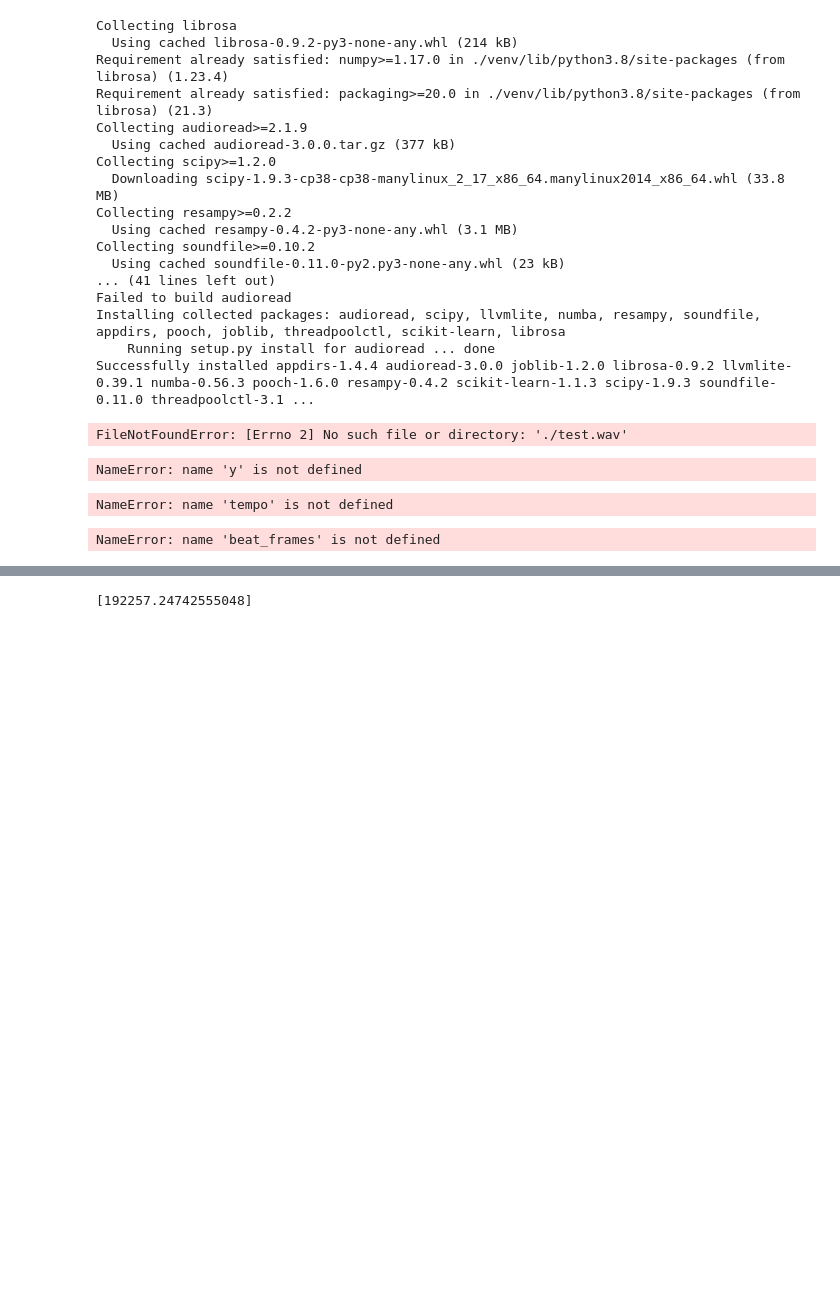
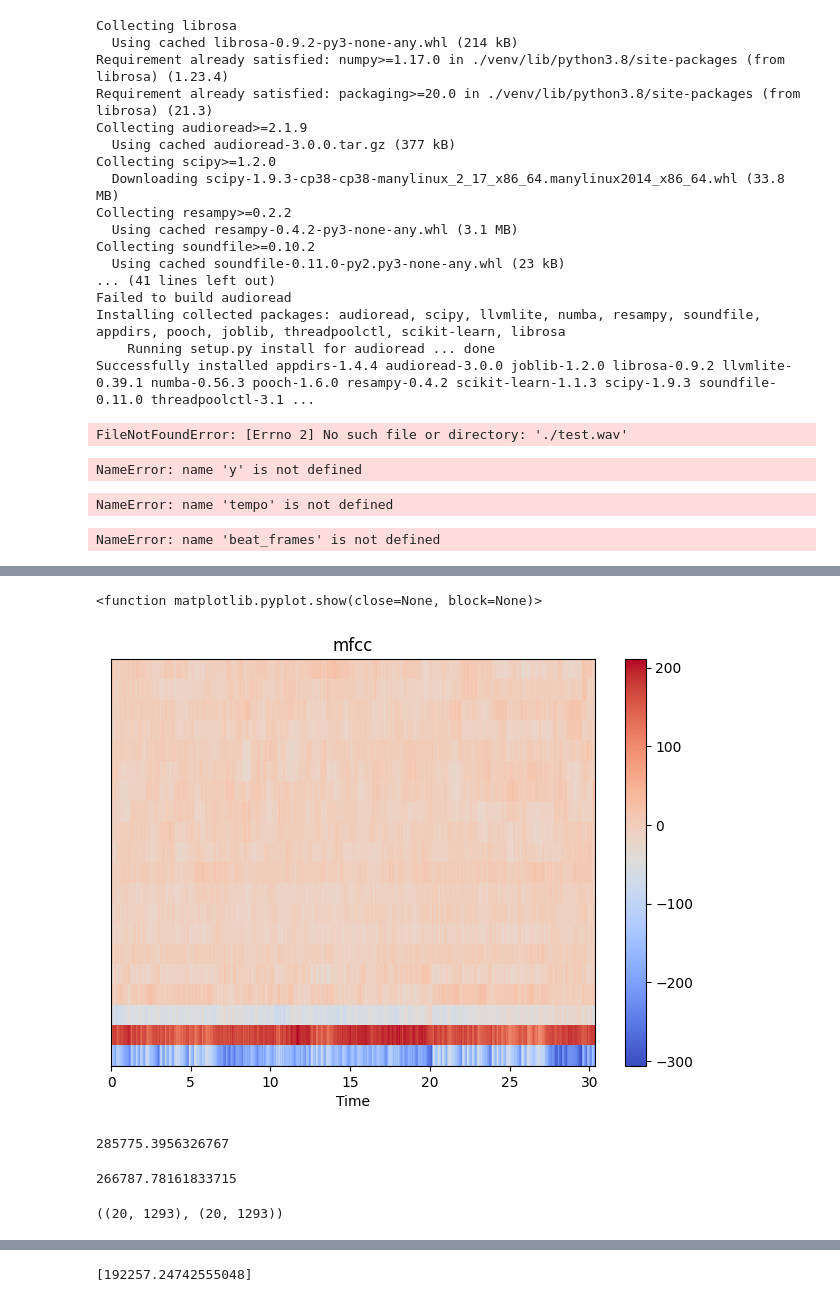
Before and after one commit to makiminar/Audio-Classification, a Jupyter notebook: server/audio_test.ipynb, the cells around one changed output, grey strips where cells are left out. Drawn from its saved outputs; the diff is of its cells as text; code cells hidden in the pictures; blank space fills up the shorter version.

```diff
--- a/server/audio_test.ipynb
+++ b/server/audio_test.ipynb
@@ -57,9 +79,4 @@ NameError: name 'beat_frames' is not defined
 # %%
 import librosa
-
-from audio_classification import *
-
-mfcc1 = extract_features('./data/classical/classical.00011.wav')
-mfcc2 = extract_features('./data/classical/classical.00012.wav')
-
-print(dtw_distance(mfcc1, mfcc2))
+y1, sr1 = librosa.load('./data/classical/classical.00041.wav')
+y2, sr2 = librosa.load('./data/classical/classical.00042.wav')
@@ -67,0 +83,6 @@ print(dtw_distance(mfcc1, mfcc2))
+# %%
+tmp, tmp_2 = librosa.load('./data/classical/classical.00042.wav')
+tmo_mfcc = librosa.feature.mfcc(y=tmp, sr=tmp_2)
+# %%
+mfcc1 = librosa.feature.mfcc(y=y1, sr=sr1)
+mfcc2 = librosa.feature.mfcc(y=y2, sr=sr2)
@@ -67,0 +105,28 @@ print(dtw_distance(mfcc1, mfcc2))
+# %%
+import librosa.display
+
+librosa.display.specshow(mfcc2, x_axis='time')
+plt.colorbar()
+plt.tight_layout()
+plt.title('mfcc')
+plt.show
+# %% [output]
+<function matplotlib.pyplot.show(close=None, block=None)>
+[figure, added]
+# %%
+from scipy.spatial.distance import euclidean
+from fastdtw import fastdtw
+
+fastdtw(mfcc1.T, mfcc2.T, dist=euclidean)[0]
+# %% [output]
+285775.3956326767
+# %%
+D, wp = librosa.sequence.dtw(mfcc1, mfcc2)
+best_cost = D[-1,-1]
+print(best_cost)
+# %% [output]
+266787.78161833715
+# %%
+mfcc1.shape, mfcc2.shape
+# %% [output]
+((20, 1293), (20, 1293))
```
Also changed, not shown: parts of 6 cells of this notebook.
